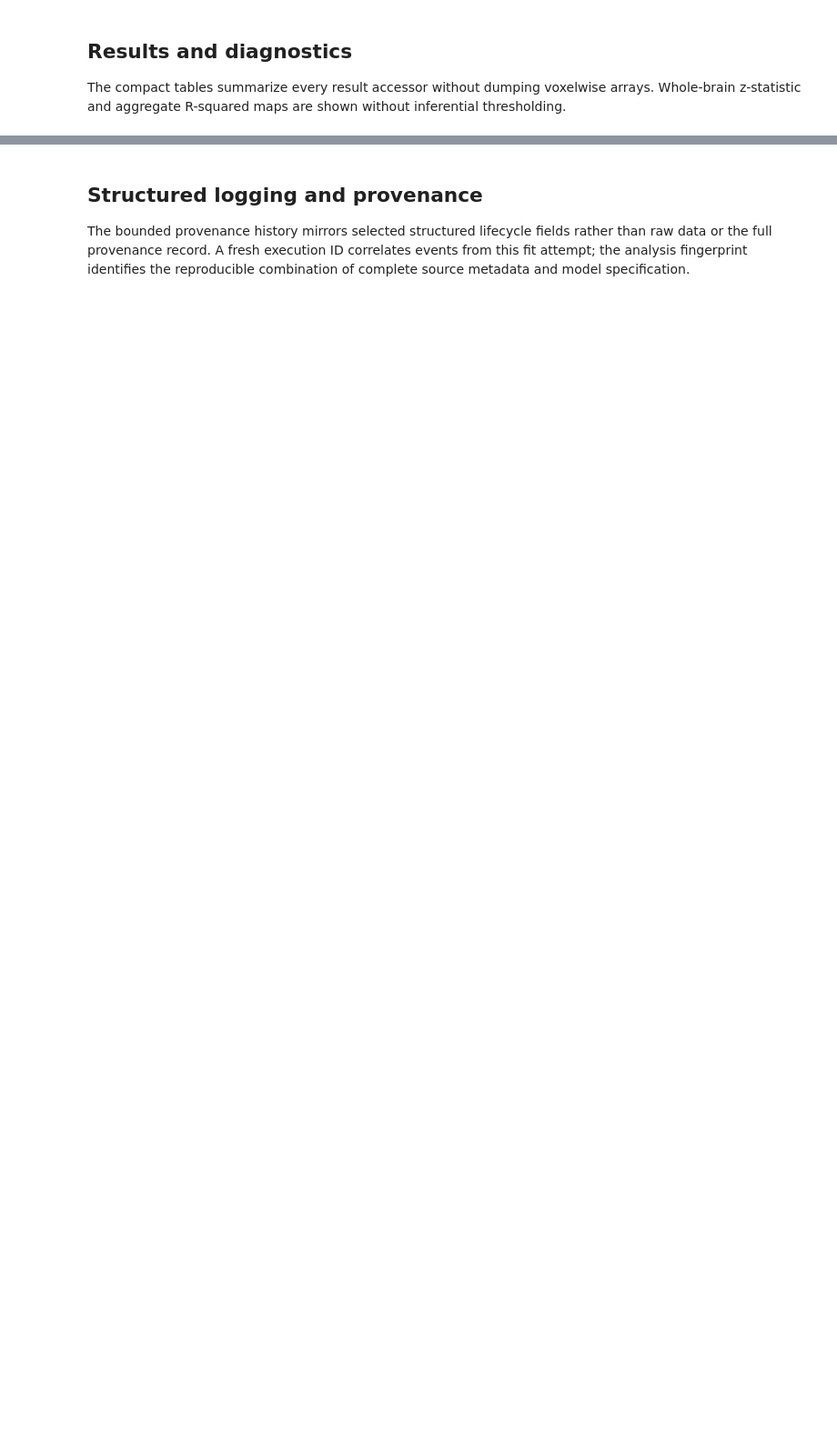
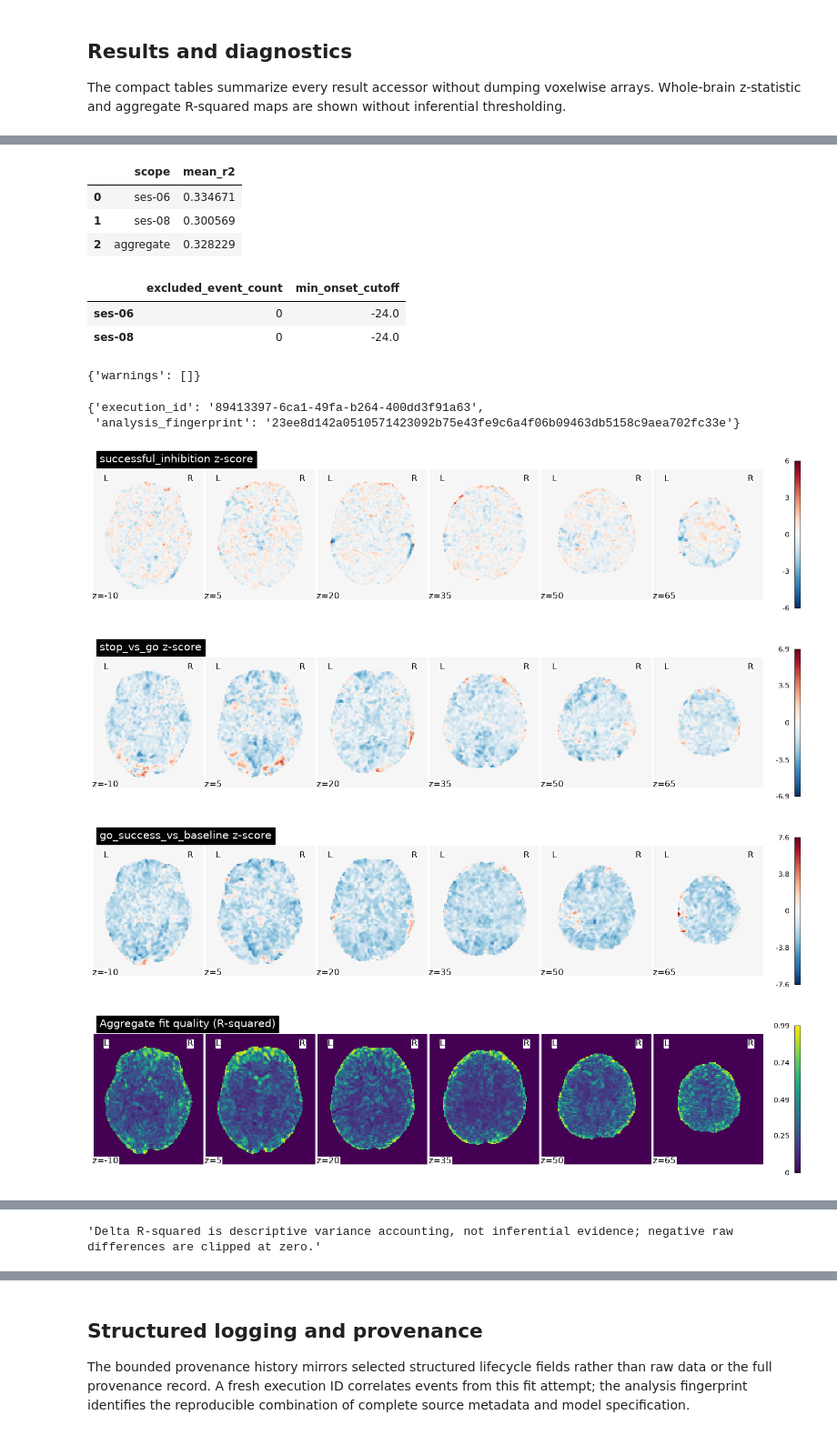
Before and after one commit to poldrack/boldtailor, a Jupyter notebook: examples/stop_signal_demo.ipynb, the cells around one changed output, grey strips where cells are left out. Shown at 91% size. Cells and saved outputs as stored; diff of their text form; code cells hidden in the pictures; blank space fills up the shorter version.

```diff
--- a/examples/stop_signal_demo.ipynb
+++ b/examples/stop_signal_demo.ipynb
@@ -11,7 +11,7 @@ BIDS_ROOT = Path(
 )
 FMRIPREP_ROOT = BIDS_ROOT / "derivatives" / "fmri_25.2.0"
 SUBJECT = "sub-s4"
-DEFAULT_SESSIONS = ("ses-06", "ses-08")
+DEFAULT_SESSIONS = ("ses-02", "ses-04", "ses-06", "ses-08", "ses-10")
 
 
 def _configured_sessions():
@@ -280,7 +335,7 @@ plt.show()
 The compact tables summarize every result accessor without dumping voxelwise arrays. Whole-brain z-statistic and aggregate R-squared maps are shown without inferential thresholding.
 # %%
 DISPLAY_MODE = "z"
-CUT_COORDS = np.arange(-20, 60, 15)
+CUT_COORDS = np.arange(-10, 70, 15)
 contrast_rows = []
 for contrast_name in result.contrast_names:
     contrast_rows.append(
@@ -355,3 +410,4 @@ display(
     "Maps are descriptive, unthresholded, and do not imply "
     "multiple-comparison-corrected inference."
 )
+# %% [output]
@@ -357,0 +419,14 @@ display(
+|  | scope | mean_r2 |
+| 0 | ses-06 | 0.334671 |
+| 1 | ses-08 | 0.300569 |
+| 2 | aggregate | 0.328229 |
+|  | excluded_event_count | min_onset_cutoff |
+| ses-06 | 0 | -24.0 |
+| ses-08 | 0 | -24.0 |
+{'warnings': []}
+{'execution_id': '89413397-6ca1-49fa-b264-400dd3f91a63',
+ 'analysis_fingerprint': '23ee8d142a0510571423092b75e43fe9c6a4f06b09463db5158c9aea702fc33e'}
+[figure, added]
+[figure, added]
+[figure, added]
+[figure, added]
@@ -357,0 +434 @@ display(
+'Delta R-squared is descriptive variance accounting, not inferential evidence; negative raw differences are clipped at zero.'
```
Also changed, not shown: parts of 8 cells of this notebook.
